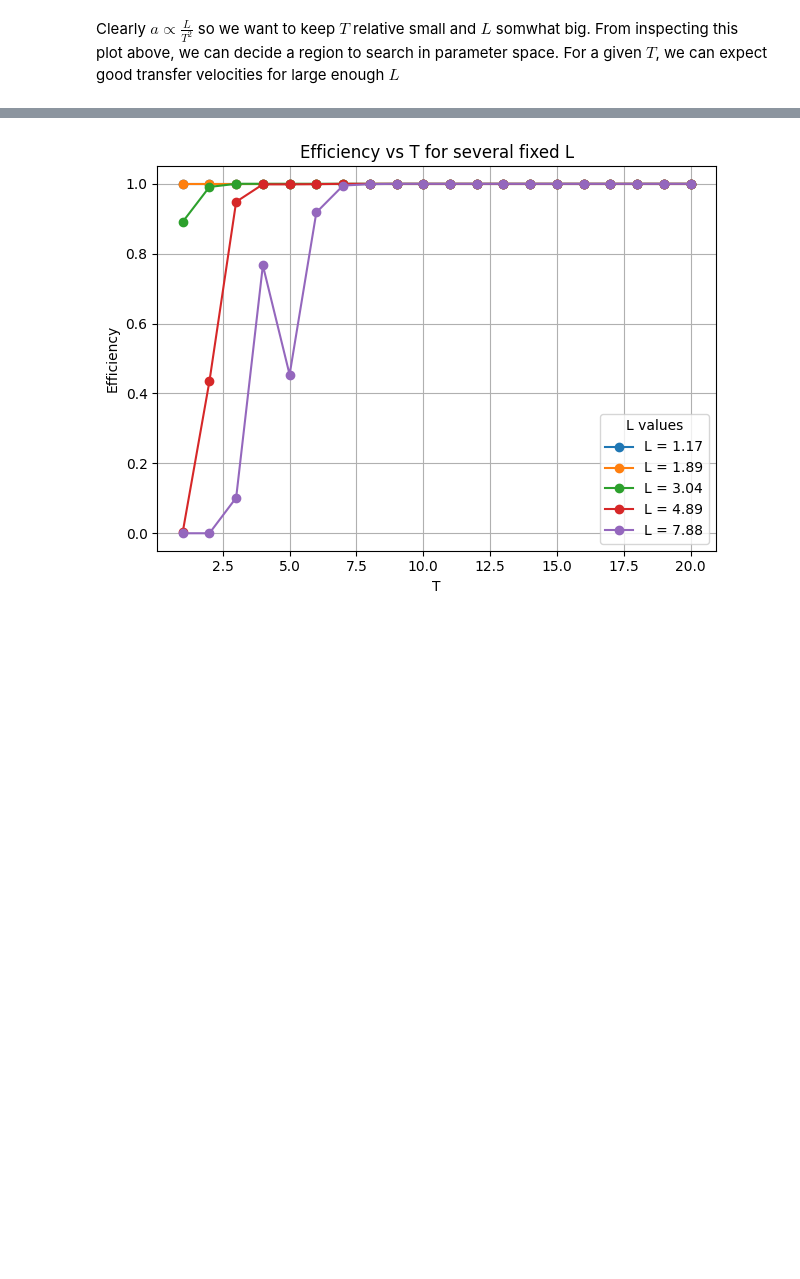
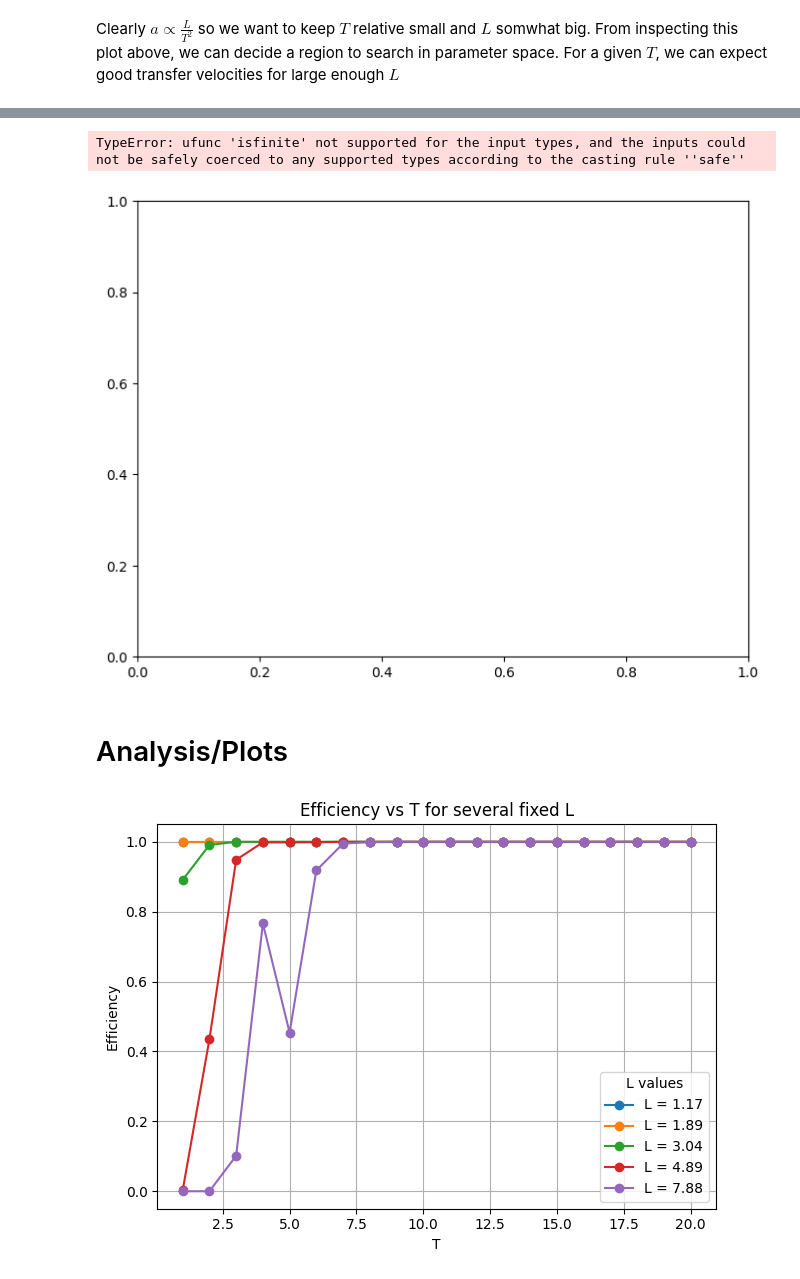
Before and after one commit to jorgegponce/sr-conveyor-belt, a Jupyter notebook: 1D_transport_simulation.ipynb, the cells around one changed output, grey strips where cells are left out. Drawn from its saved outputs; the diff is of its cells as text; code cells hidden in the pictures; blank space fills up the shorter version.

```diff
--- a/1D_transport_simulation.ipynb
+++ b/1D_transport_simulation.ipynb
@@ -535,0 +485,22 @@ Trying transport parameters L = 0.009999999776482582, T = 3.0, gamma = 1.5625
+# %%
+# Extract columns
+x = df_results["T"]
+y = df_results["L"]
+z = df_results["efficiency"]
+
+plt.figure(figsize=(8,6))
+
+# Use tricontourf for smooth interpolation
+contour = plt.tricontourf(x, y, z, levels=100, cmap="viridis")
+
+# Scatter actual data points for reference
+plt.scatter(x, y, c=z, cmap="viridis", edgecolor="k", s=20)
+
+plt.colorbar(contour, label="Efficiency")
+plt.xlabel("T")
+plt.ylabel("L")
+plt.title("Efficiency as a function of T and L")
+plt.show()
+# %% [output]
+TypeError: ufunc 'isfinite' not supported for the input types, and the inputs could not be safely coerced to any supported types according to the casting rule ''safe''
+[figure, added]
@@ -536,3 +517,5 @@ Trying transport parameters L = 0.009999999776482582, T = 3.0, gamma = 1.5625
+# %% [markdown]
+# Analysis/Plots
 # %%
 
 array_entries = [20,22,24,26,28]
```
Also changed, not shown: parts of 8 cells of this notebook, 4 other files.
